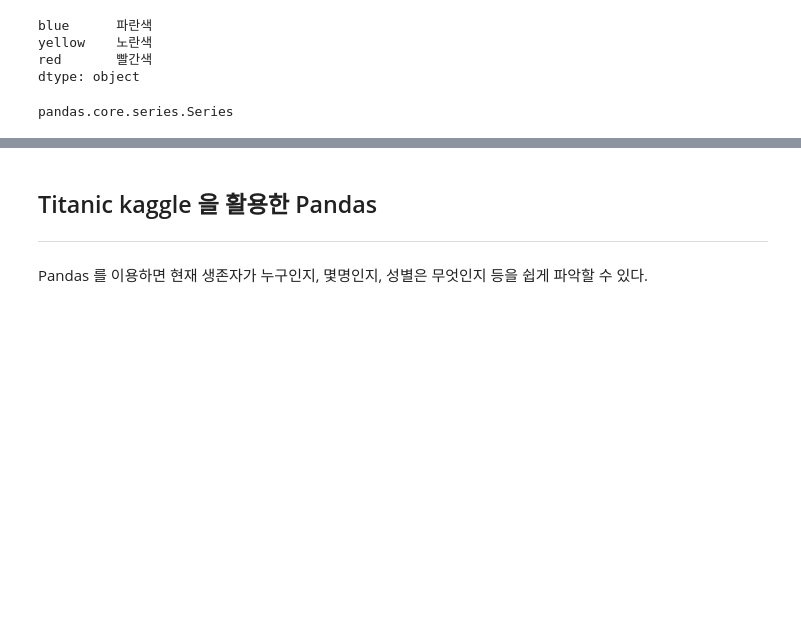
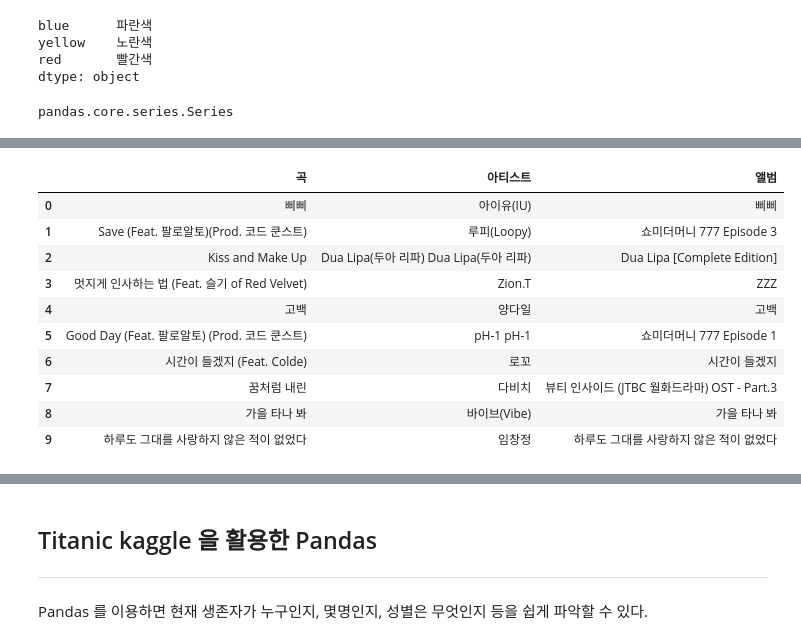
Before and after one commit to HyungtaeMoon/pandas-melon, a Jupyter notebook: bugs.ipynb, the cells around one changed output, grey strips where cells are left out. Drawn from its saved outputs; the diff is of its cells as text; code cells hidden in the pictures; blank space fills up the shorter version.

Commit message:
[ADD] Pandas 파일로 저장하고 불러오기, 필요 라이브러리 설치

```diff
--- a/bugs.ipynb
+++ b/bugs.ipynb
@@ -371,0 +403,14 @@ Name: 곡, Length: 100, dtype: object
+# %%
+pd.read_excel('bugs_top_100.xlsx').head(10) # xlrd 를 설치 # 엑셀 파일 불러오기
+# %% [output]
+|  | 곡 | 아티스트 | 앨범 |
+| 0 | 삐삐 | 아이유(IU) | 삐삐 |
+| 1 | Save (Feat. 팔로알토)(Prod. 코드 쿤스트) | 루피(Loopy) | 쇼미더머니 777 Episode 3 |
+| 2 | Kiss and Make Up | Dua Lipa(두아 리파) Dua Lipa(두아 리파) | Dua Lipa [Complete Edition] |
+| 3 | 멋지게 인사하는 법 (Feat. 슬기 of Red Velvet) | Zion.T | ZZZ |
+| 4 | 고백 | 양다일 | 고백 |
+| 5 | Good Day (Feat. 팔로알토) (Prod. 코드 쿤스트) | pH-1 pH-1 | 쇼미더머니 777 Episode 1 |
+| 6 | 시간이 들겠지 (Feat. Colde) | 로꼬 | 시간이 들겠지 |
+| 7 | 꿈처럼 내린 | 다비치 | 뷰티 인사이드 (JTBC 월화드라마) OST - Part.3 |
+| 8 | 가을 타나 봐 | 바이브(Vibe) | 가을 타나 봐 |
+| 9 | 하루도 그대를 사랑하지 않은 적이 없었다 | 임창정 | 하루도 그대를 사랑하지 않은 적이 없었다 |
```
Also changed, not shown: parts of 17 cells of this notebook, 3 other files.
